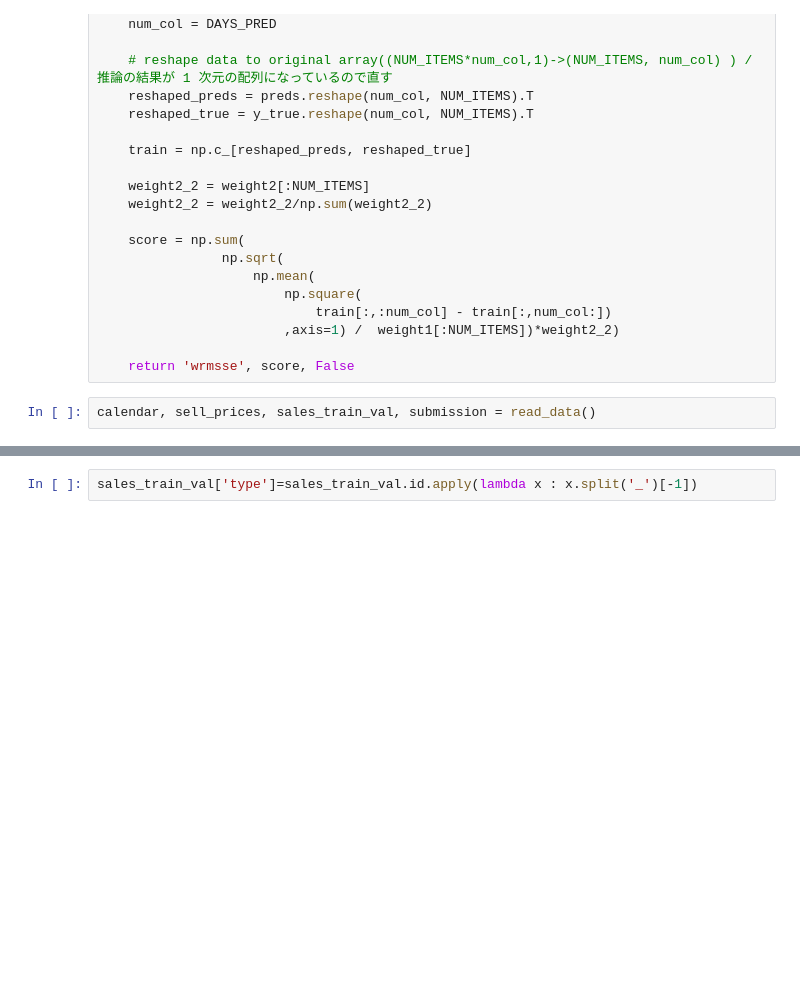
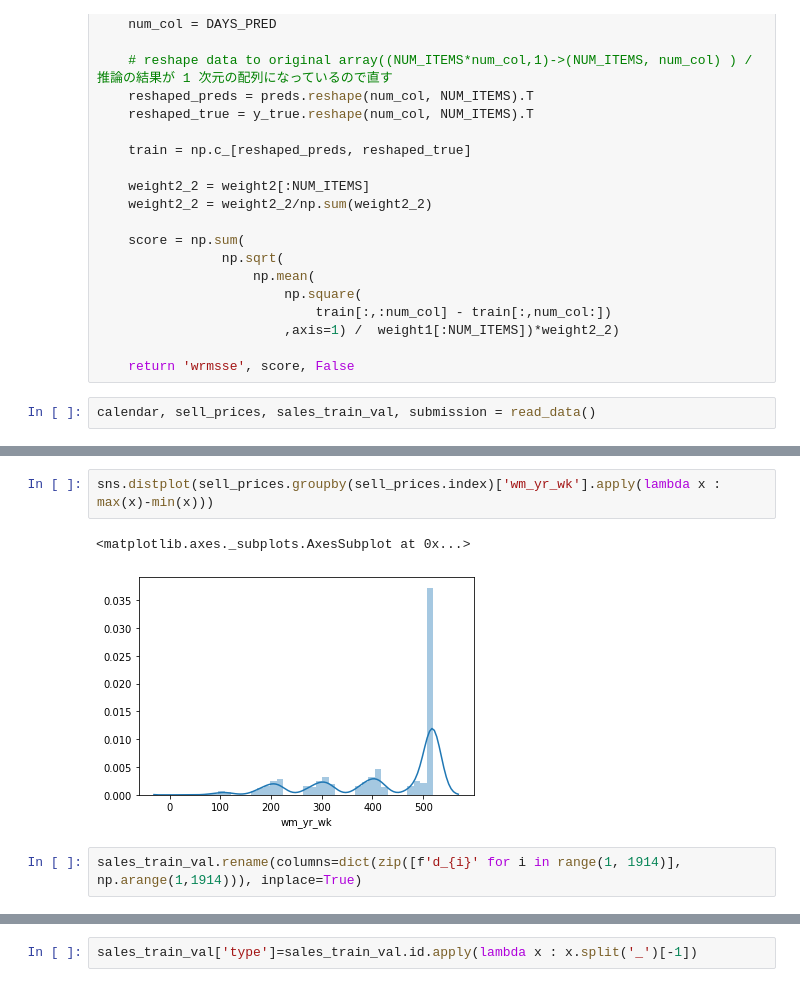
Before and after one commit to arhow/m5_forecasting_accuracy, a Jupyter notebook: notebook/for-japanese-beginner-with-wrmsse-in-lgbm.ipynb, the cells around one changed output, grey strips where cells are left out. Drawn from its saved outputs; the diff is of its cells as text; blank space fills up the shorter version.

```diff
--- a/notebook/for-japanese-beginner-with-wrmsse-in-lgbm.ipynb
+++ b/notebook/for-japanese-beginner-with-wrmsse-in-lgbm.ipynb
@@ -474,0 +430,7 @@ sales_train_val.head()
+# %%
+sns.distplot(sell_prices.groupby(sell_prices.index)['wm_yr_wk'].apply(lambda x : max(x)-min(x)))
+# %% [output]
+<matplotlib.axes._subplots.AxesSubplot at 0x...>
+[figure, added]
+# %%
+sales_train_val.rename(columns=dict(zip([f'd_{i}' for i in range(1, 1914)], np.arange(1,1914))), inplace=True)
```
Also changed, not shown: parts of 42 cells of this notebook.
